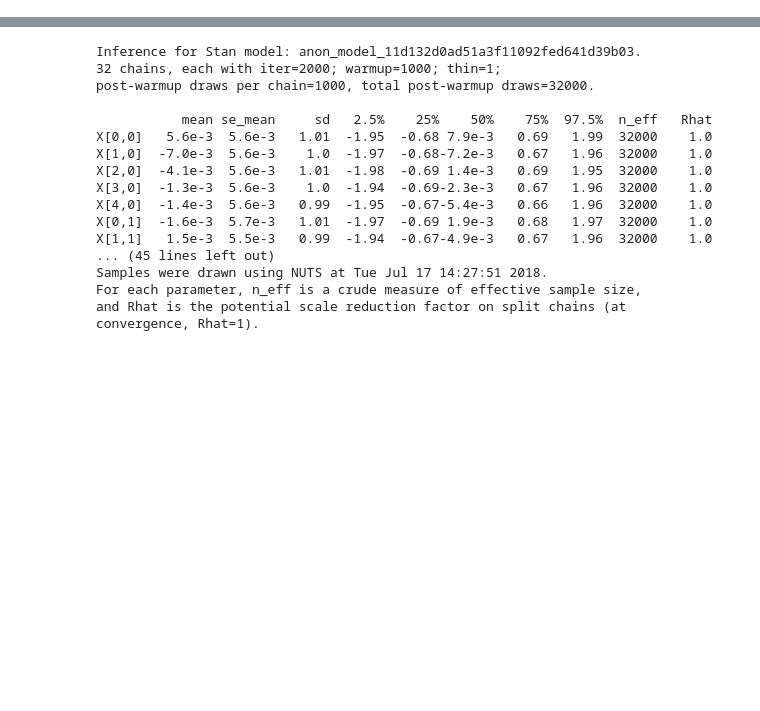
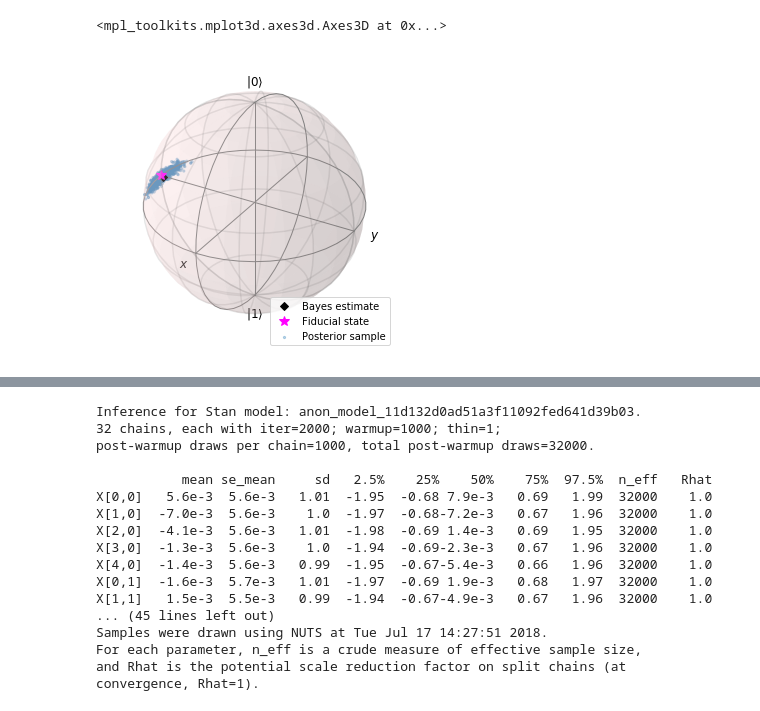
Before and after one commit to ihincks/btom, a Jupyter notebook: examples/binomial-example.ipynb, the cells around one changed output, grey strips where cells are left out. Cells and saved outputs as stored; diff of their text form; code cells hidden in the pictures; blank space fills up the shorter version.

```diff
--- a/examples/binomial-example.ipynb
+++ b/examples/binomial-example.ipynb
@@ -8,3 +8,15 @@ import matplotlib.pyplot as plt
 # used to force examples to run from local copy, rather than installed copy
 import os, sys; sys.path.insert(0, os.path.abspath('../'))
 import btom as bt
+# %%
+psi = np.array([[1],[-1j]])/np.sqrt(2)
+rho = np.dot(psi, psi.conj().T)
+meas_ops = (bt.pauli_basis()[1:] + np.eye(2)) / 2
+data = bt.BinomialTomographyData.simulate(rho, meas_ops, [10,100,1000])
+
+sampler = bt.BinomialGinibreStateSampler(ginibre_dim=1, n_chains=4)
+pos = bt.StatePosterior(sampler, data)
+pos.bloch_plot(fiducial_state=rho)
+# %% [output]
+<mpl_toolkits.mplot3d.axes3d.Axes3D at 0x...>
+[figure, added]
```
Also changed, not shown: parts of 10 cells of this notebook, 2 other files.
